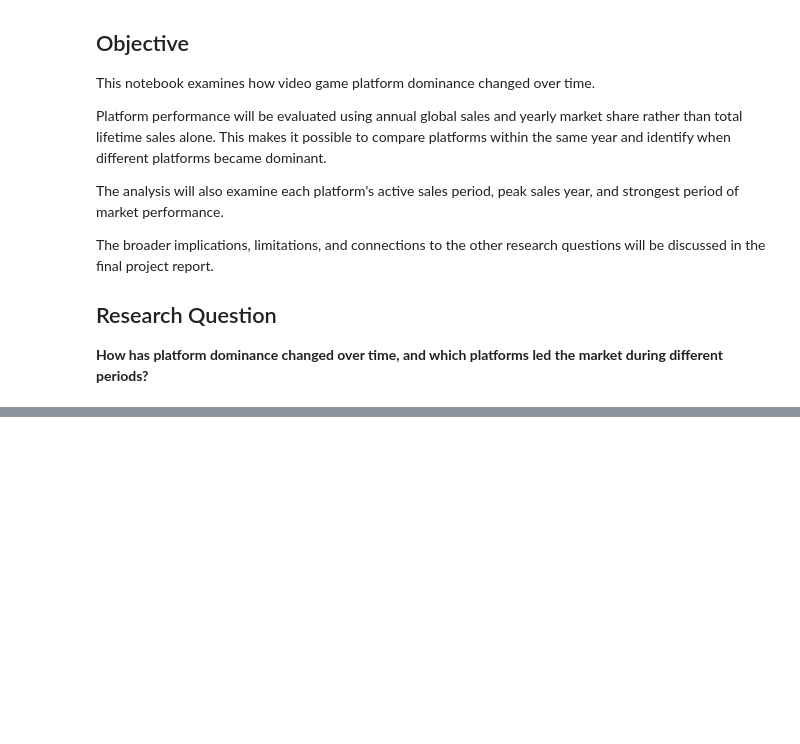
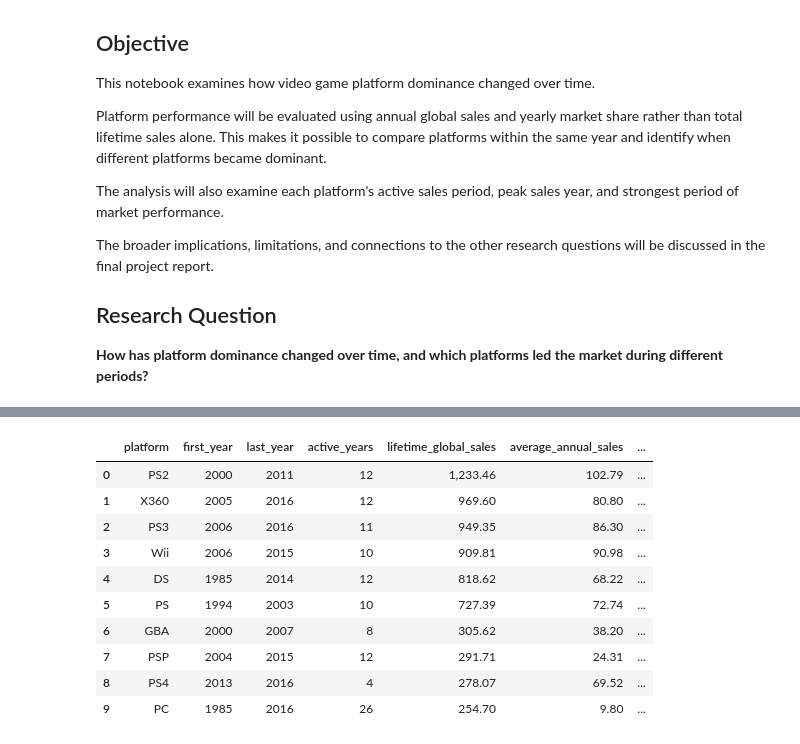
Before and after one commit to tylernsocial/data-analysis-on-the-videogame-industry, a Jupyter notebook: notebooks/research_questions_and_modeling/05_platform_dominance_over_time.ipynb, the cells around one changed output, grey strips where cells are left out. Saved outputs shown, nothing was run; the diff lists cells and outputs as text; code cells hidden in the pictures; blank space fills up the shorter version.

```diff
--- a/notebooks/research_questions_and_modeling/05_platform_dominance_over_time.ipynb
+++ b/notebooks/research_questions_and_modeling/05_platform_dominance_over_time.ipynb
@@ -51,0 +78,10 @@ Dataset shape: (16287, 19)
+# %%
+platform_year_sales = (
+    df.groupby(["year", "platform"], as_index=False)
+      .agg(
+          global_sales=("global_sales", "sum"),
+          game_count=("name", "count")
+      )
+)
+
+platform_year_sales.head()
@@ -51,0 +164,37 @@ Dataset shape: (16287, 19)
+# %%
+platform_lifecycle = (
+    platform_year_sales.groupby("platform", as_index=False)
+                       .agg(
+                           first_year=("year", "min"),
+                           last_year=("year", "max"),
+                           active_years=("year", "nunique"),
+                           lifetime_global_sales=("global_sales", "sum"),
+                           average_annual_sales=("global_sales", "mean"),
+                           peak_annual_sales=("global_sales", "max")
+                       )
+)
+
+platform_lifecycle["sales_period"] = (
+    platform_lifecycle["last_year"]
+    - platform_lifecycle["first_year"]
+    + 1
+)
+
+platform_lifecycle = platform_lifecycle.sort_values(
+    "lifetime_global_sales",
+    ascending=False
+).reset_index(drop=True)
+
+platform_lifecycle.head(10)
+# %% [output]
+|  | platform | first_year | last_year | active_years | lifetime_global_sales | average_annual_sales | ... |
+| 0 | PS2 | 2000 | 2011 | 12 | 1,233.46 | 102.79 | ... |
+| 1 | X360 | 2005 | 2016 | 12 | 969.60 | 80.80 | ... |
+| 2 | PS3 | 2006 | 2016 | 11 | 949.35 | 86.30 | ... |
+| 3 | Wii | 2006 | 2015 | 10 | 909.81 | 90.98 | ... |
+| 4 | DS | 1985 | 2014 | 12 | 818.62 | 68.22 | ... |
+| 5 | PS | 1994 | 2003 | 10 | 727.39 | 72.74 | ... |
+| 6 | GBA | 2000 | 2007 | 8 | 305.62 | 38.20 | ... |
+| 7 | PSP | 2004 | 2015 | 12 | 291.71 | 24.31 | ... |
+| 8 | PS4 | 2013 | 2016 | 4 | 278.07 | 69.52 | ... |
+| 9 | PC | 1985 | 2016 | 26 | 254.70 | 9.80 | ... |
```
Also changed, not shown: parts of 7 cells of this notebook.
